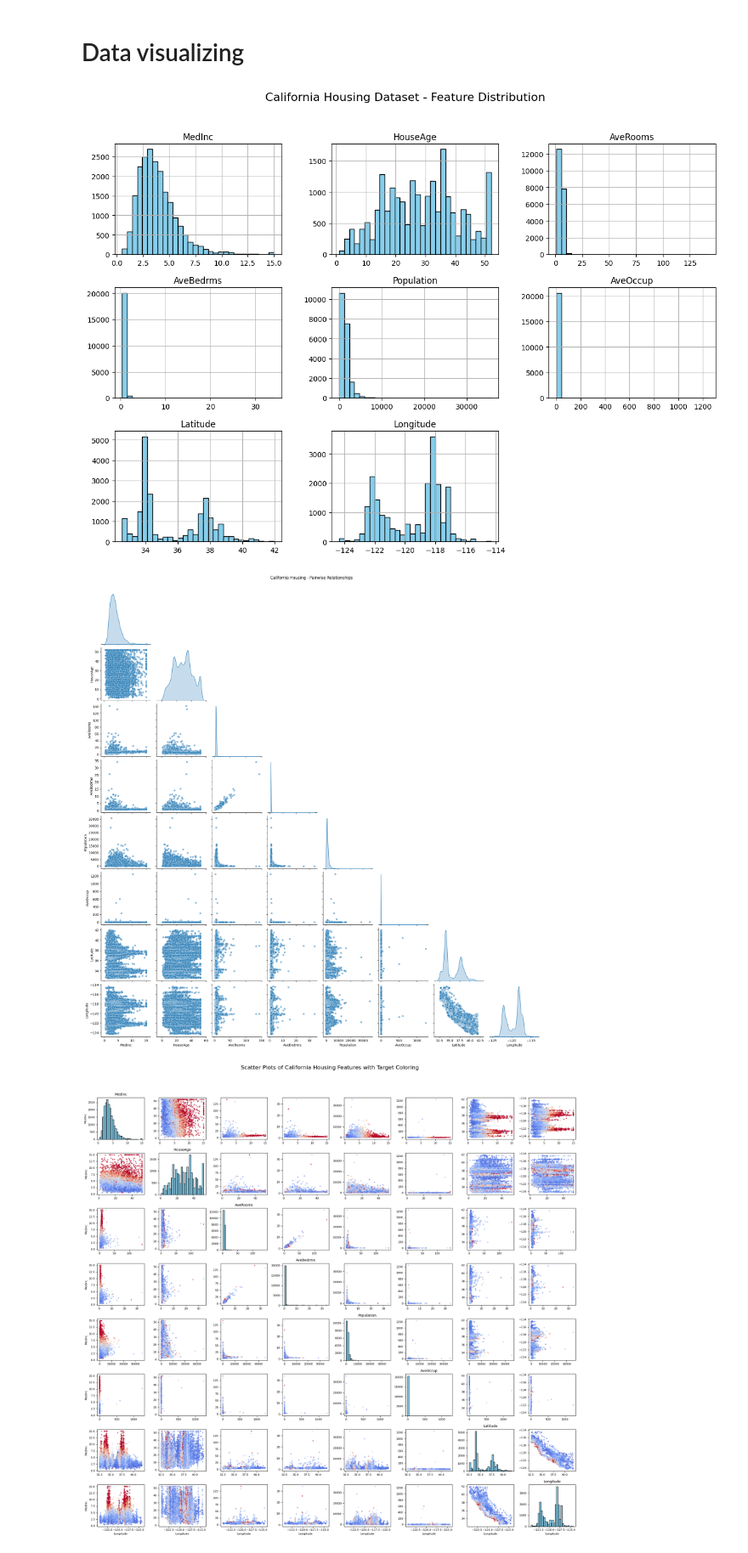
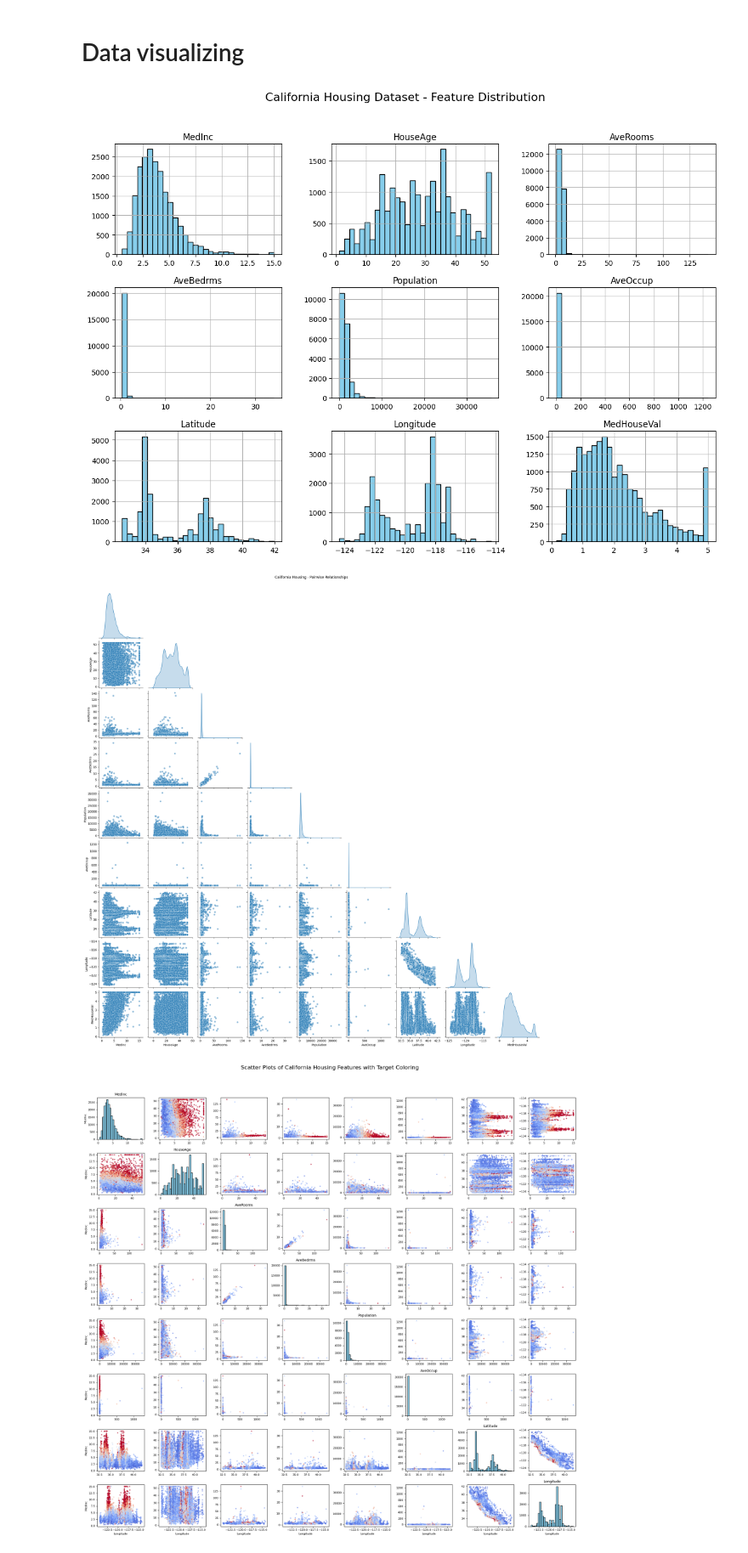
Before and after one commit to maxim-mat/DS-training, a Jupyter notebook: פרק 2 - מודל ראשון/first_model.ipynb, the cells around one changed output. Shown at 85% size. Drawn from its saved outputs; the diff is of its cells as text; code cells hidden in the pictures.

```diff
--- a/פרק 2 - מודל ראשון/first_model.ipynb
+++ b/פרק 2 - מודל ראשון/first_model.ipynb
@@ -33,19 +33,19 @@ target = california_data.target
 # %% [markdown]
 # Data visualizing
 # %%
-data.hist(bins=30, figsize=(15, 10), color='skyblue', edgecolor='black')
+california_df.hist(bins=30, figsize=(15, 10), color='skyblue', edgecolor='black')
 plt.suptitle("California Housing Dataset - Feature Distribution", fontsize=16)
 plt.show()
 # %% [output]
-[figure, old version]
+[figure, new version]
 # %%
 import seaborn as sns
 
-sns.pairplot(data, corner=True, diag_kind="kde", plot_kws={"alpha": 0.5})
+sns.pairplot(california_df, corner=True, diag_kind="kde", plot_kws={"alpha": 0.5})
 plt.suptitle("California Housing - Pairwise Relationships", y=1.02)
 plt.show()
 # %% [output]
-[figure, old version]
+[figure, new version]
 # %%
 # Get the list of features
 features = california_data.feature_names
```
Also changed, not shown: parts of 13 cells of this notebook.
